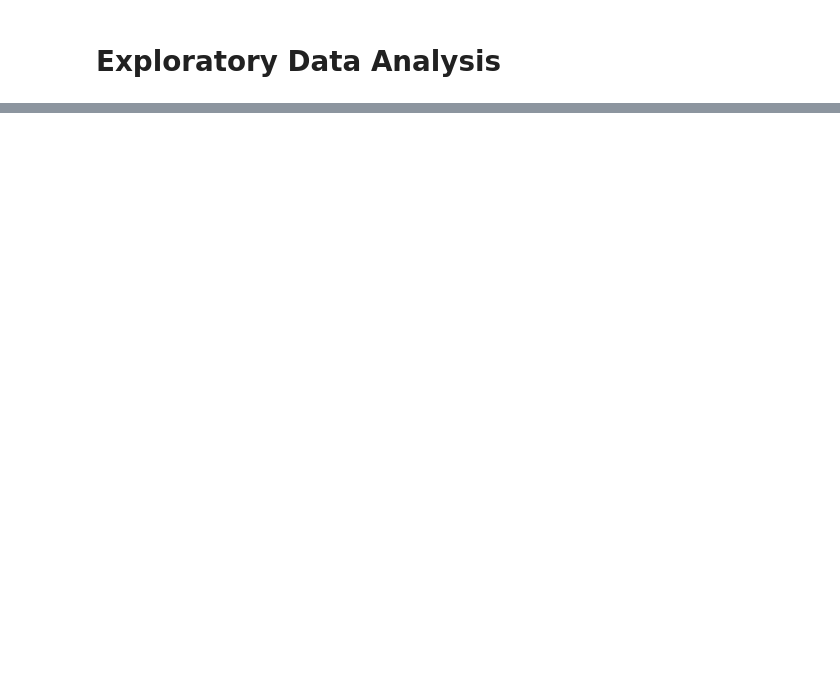
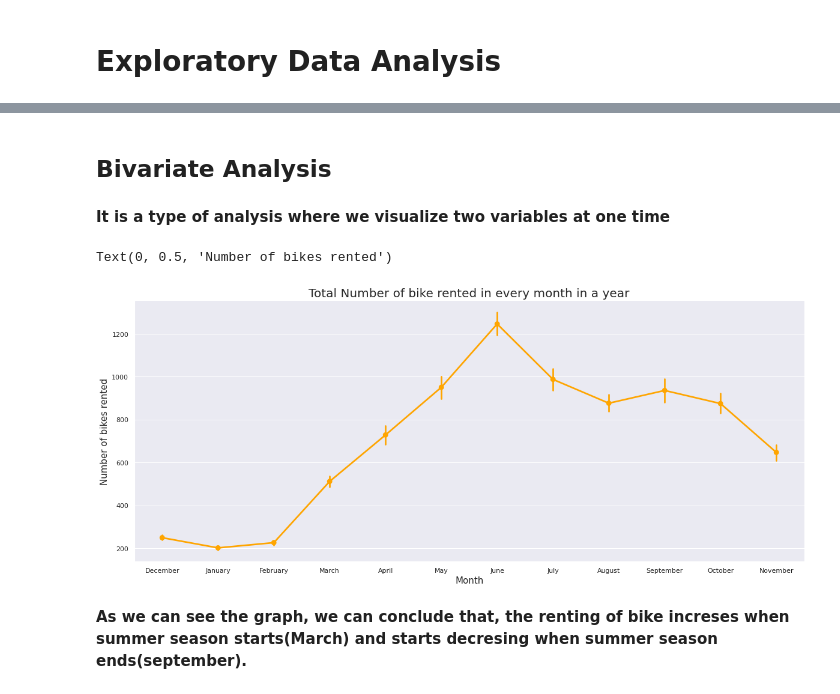
Before and after one commit to anasmalik081/Bike-Sharing-Demand-Prediction-Capstone-Project, a Jupyter notebook: Notebook_Bike_Sharing_Demand_Prediction_Capstone_Project.ipynb, the cells around one changed output, grey strips where cells are left out. Saved outputs shown, nothing was run; the diff lists cells and outputs as text; code cells hidden in the pictures; blank space fills up the shorter version.

```diff
--- a/Notebook_Bike_Sharing_Demand_Prediction_Capstone_Project.ipynb
+++ b/Notebook_Bike_Sharing_Demand_Prediction_Capstone_Project.ipynb
@@ -268,0 +348,17 @@ df.head(5)
+# %% [markdown]
+## Bivariate Analysis
+# %% [markdown]
+**It is a type of analysis where we visualize two variables at one time**
+# %%
+# Visualizing the pointplot btween rented bike count and months
+plt.figure(figsize=(20, 8))
+sns.set()
+sns.pointplot(data=df, x='Month', y='Rented_Bike_Count', color='orange')
+plt.title("Total Number of bike rented in every month in a year", size=20)
+plt.xlabel("Month", size=15)
+plt.ylabel("Number of bikes rented", size=15)
+# %% [output]
+Text(0, 0.5, 'Number of bikes rented')
+[figure, added]
+# %% [markdown]
+**As we can see the graph, we can conclude that, the renting of bike increses when summer season starts(March) and starts decresing when summer season ends(september).**
```
Also changed, not shown: parts of 44 cells of this notebook.
